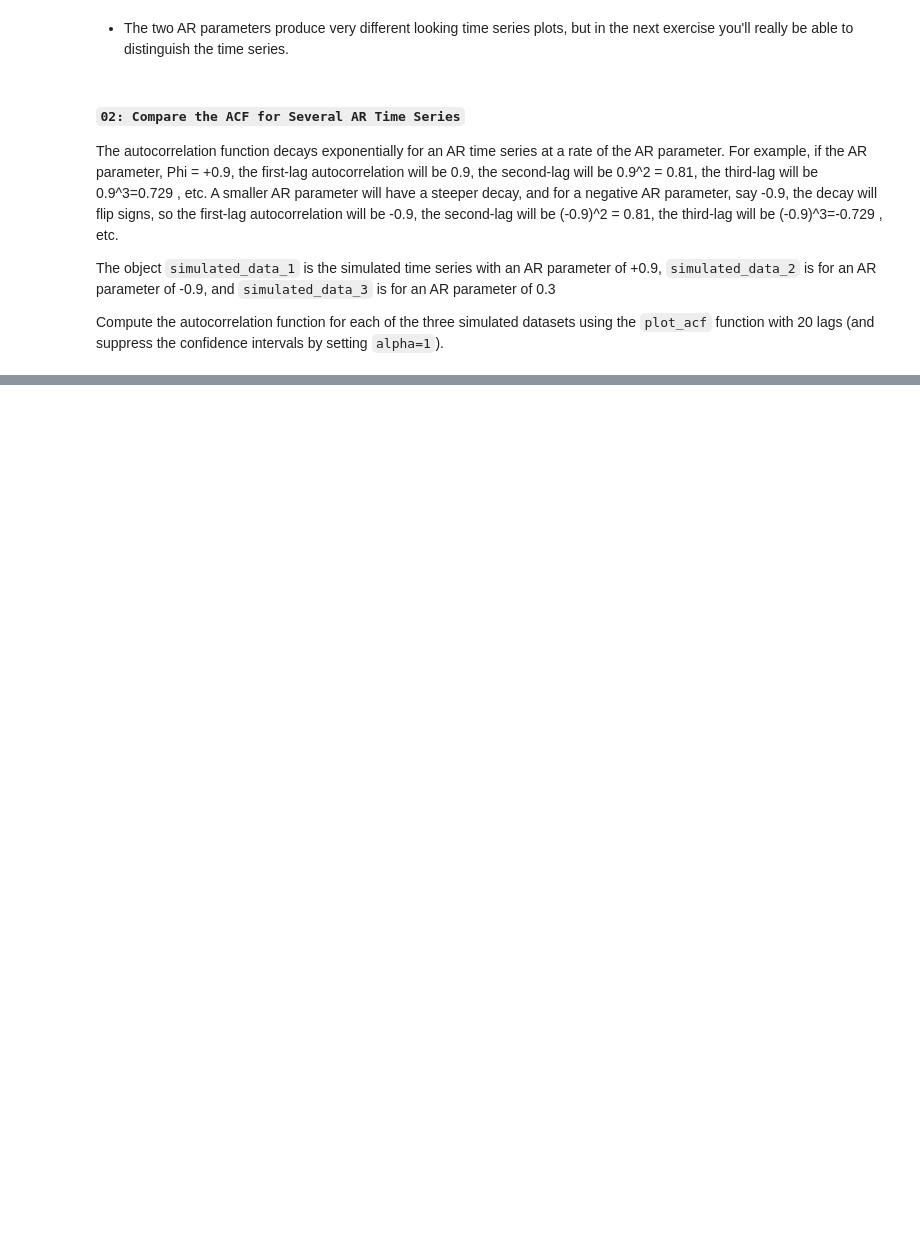
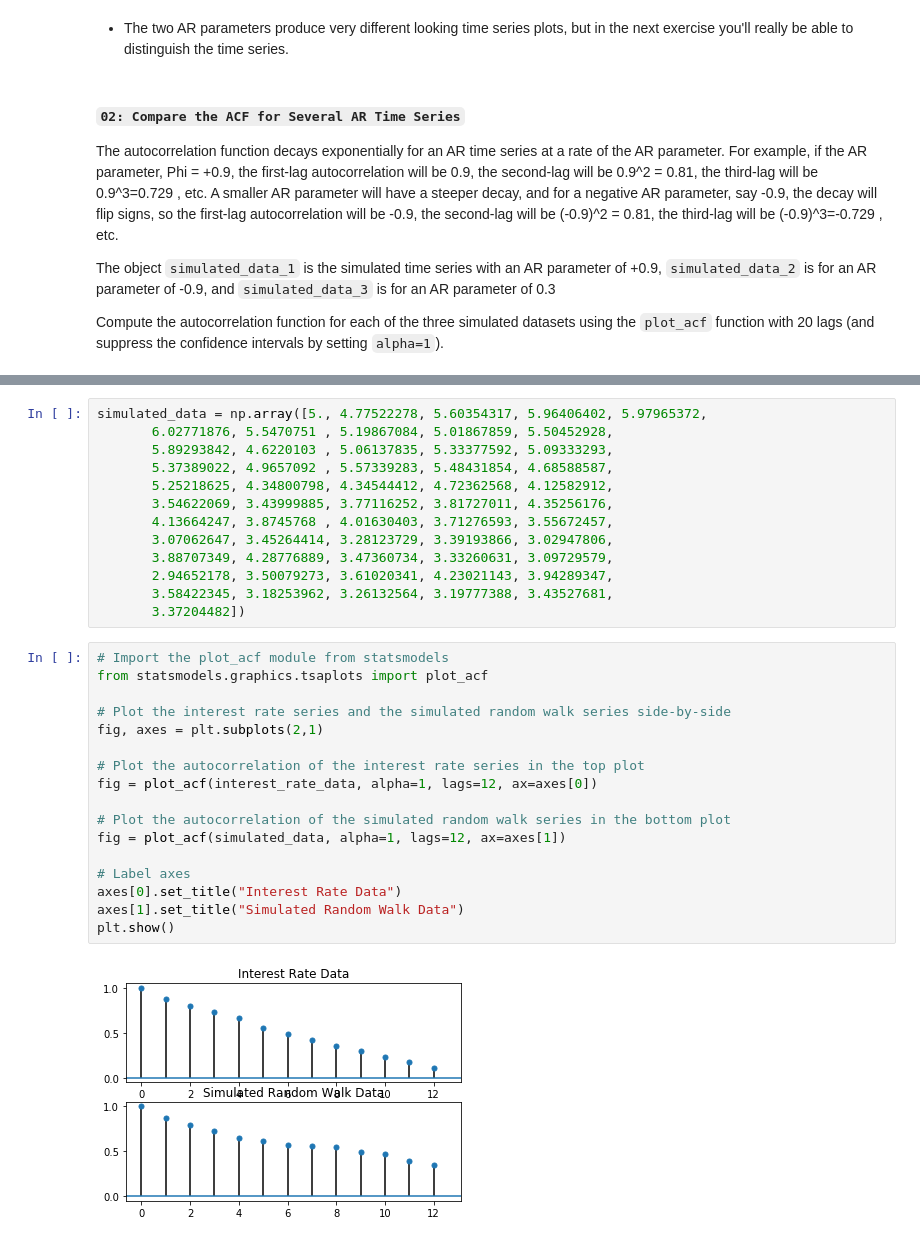
Before and after one commit to AI-MOO/Time_Series_Datacamp, a Jupyter notebook: 02_Time_Series_Analysis_in_Python/03_Autoregressive_AR_Models.ipynb, the cells around one changed output, grey strips where cells are left out. Drawn from its saved outputs; the diff is of its cells as text; blank space fills up the shorter version.

```diff
--- a/02_Time_Series_Analysis_in_Python/03_Autoregressive_AR_Models.ipynb
+++ b/02_Time_Series_Analysis_in_Python/03_Autoregressive_AR_Models.ipynb
@@ -107,0 +240,32 @@ plt.show()
+# %%
+simulated_data = np.array([5., 4.77522278, 5.60354317, 5.96406402, 5.97965372,
+       6.02771876, 5.5470751 , 5.19867084, 5.01867859, 5.50452928,
+       5.89293842, 4.6220103 , 5.06137835, 5.33377592, 5.09333293,
+       5.37389022, 4.9657092 , 5.57339283, 5.48431854, 4.68588587,
+       5.25218625, 4.34800798, 4.34544412, 4.72362568, 4.12582912,
+       3.54622069, 3.43999885, 3.77116252, 3.81727011, 4.35256176,
+       4.13664247, 3.8745768 , 4.01630403, 3.71276593, 3.55672457,
+       3.07062647, 3.45264414, 3.28123729, 3.39193866, 3.02947806,
+       3.88707349, 4.28776889, 3.47360734, 3.33260631, 3.09729579,
+       2.94652178, 3.50079273, 3.61020341, 4.23021143, 3.94289347,
+       3.58422345, 3.18253962, 3.26132564, 3.19777388, 3.43527681,
+       3.37204482])
+# %%
+# Import the plot_acf module from statsmodels
+from statsmodels.graphics.tsaplots import plot_acf
+
+# Plot the interest rate series and the simulated random walk series side-by-side
+fig, axes = plt.subplots(2,1)
+
+# Plot the autocorrelation of the interest rate series in the top plot
+fig = plot_acf(interest_rate_data, alpha=1, lags=12, ax=axes[0])
+
+# Plot the autocorrelation of the simulated random walk series in the bottom plot
+fig = plot_acf(simulated_data, alpha=1, lags=12, ax=axes[1])
+
+# Label axes
+axes[0].set_title("Interest Rate Data")
+axes[1].set_title("Simulated Random Walk Data")
+plt.show()
+# %% [output]
+[figure, added]
```
Also changed, not shown: parts of 23 cells of this notebook.
